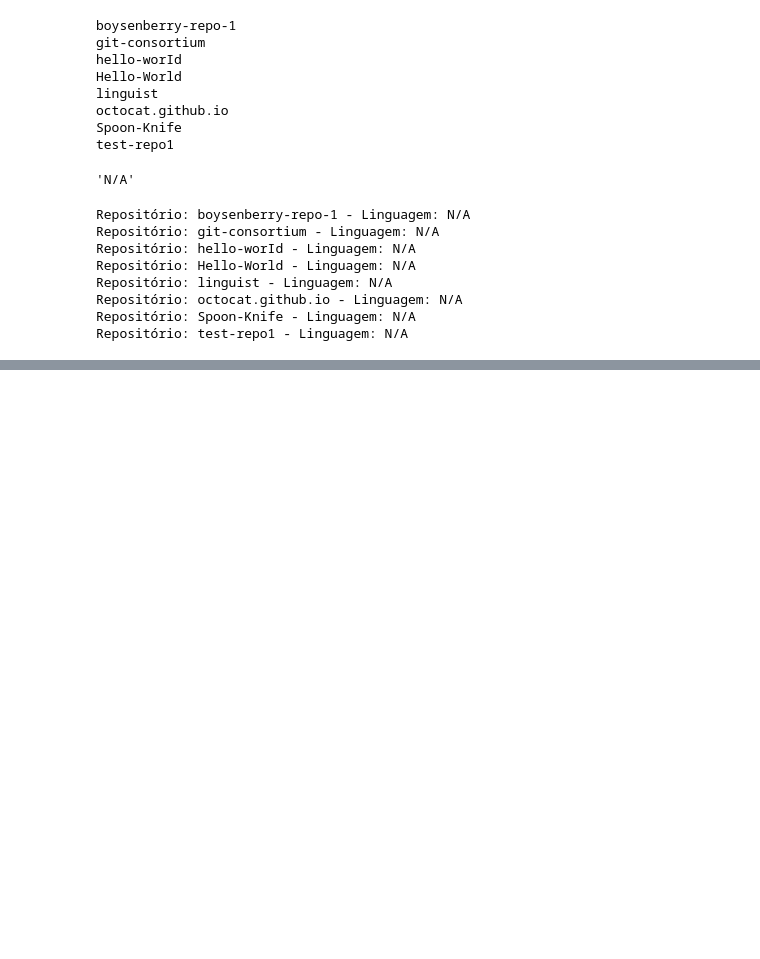
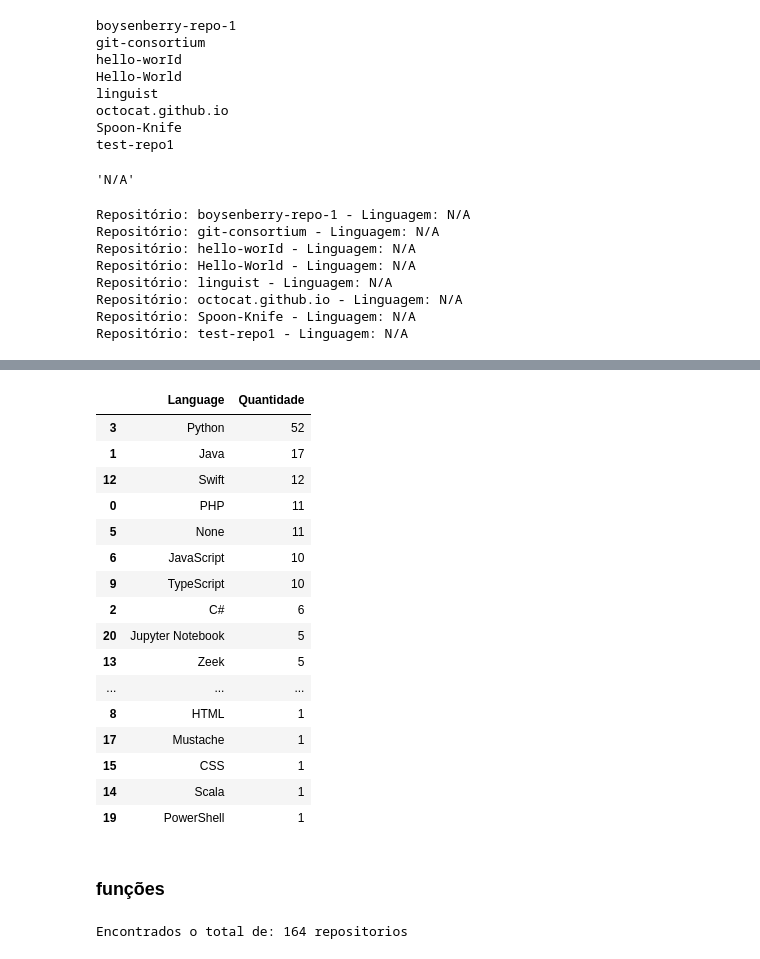
Before and after one commit to esscova/github-language-analysis, a Jupyter notebook: notebooks/testes.ipynb, the cells around one changed output, grey strips where cells are left out. Drawn from its saved outputs; the diff is of its cells as text; code cells hidden in the pictures; blank space fills up the shorter version.

```diff
--- a/notebooks/testes.ipynb
+++ b/notebooks/testes.ipynb
@@ -133,0 +272,22 @@ Erro ao buscar  repositorios da organização amazon : 404 Client Error: Not Fou
+# %%
+df.sort_values(by='Quantidade', ascending=False)
+# %% [output]
+|  | Language | Quantidade |
+| 3 | Python | 52 |
+| 1 | Java | 17 |
+| 12 | Swift | 12 |
+| 0 | PHP | 11 |
+| 5 | None | 11 |
+| 6 | JavaScript | 10 |
+| 9 | TypeScript | 10 |
+| 2 | C# | 6 |
+| 20 | Jupyter Notebook | 5 |
+| 13 | Zeek | 5 |
+| ... | ... | ... |
+| 8 | HTML | 1 |
+| 17 | Mustache | 1 |
+| 15 | CSS | 1 |
+| 14 | Scala | 1 |
+| 19 | PowerShell | 1 |
+# %% [markdown]
+### funções
@@ -133,0 +332,12 @@ Erro ao buscar  repositorios da organização amazon : 404 Client Error: Not Fou
+# %%
+org_name = 'amzn'
+
+repositorios = coletar_repositorios(org_name)
+
+if repositorios:
+    print(f'Encontrados o total de: {len(repositorios)} repositorios')
+
+else:
+    print("Nenhum repositório encontrado")
+# %% [output]
+Encontrados o total de: 164 repositorios
```
Also changed, not shown: parts of 16 cells of this notebook.
